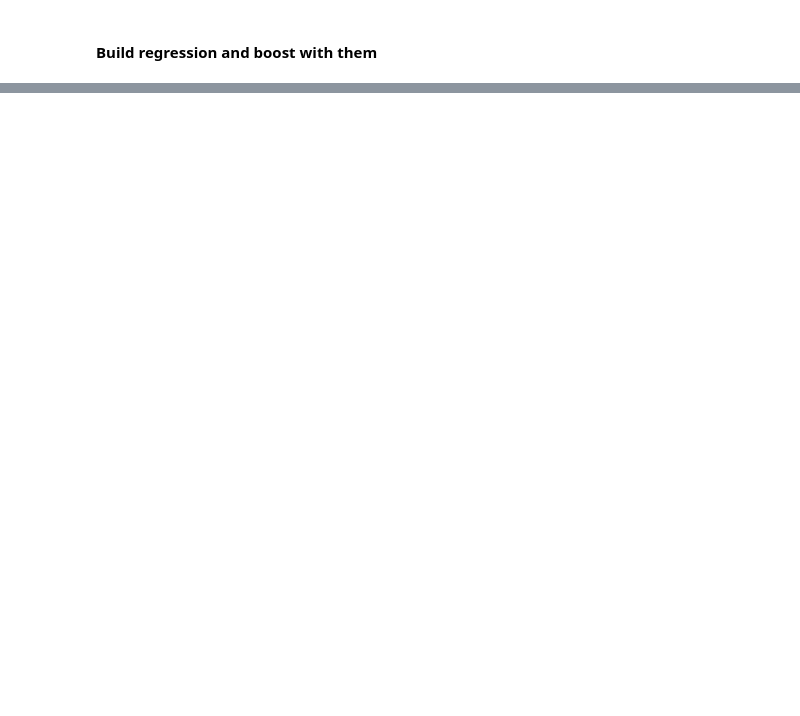
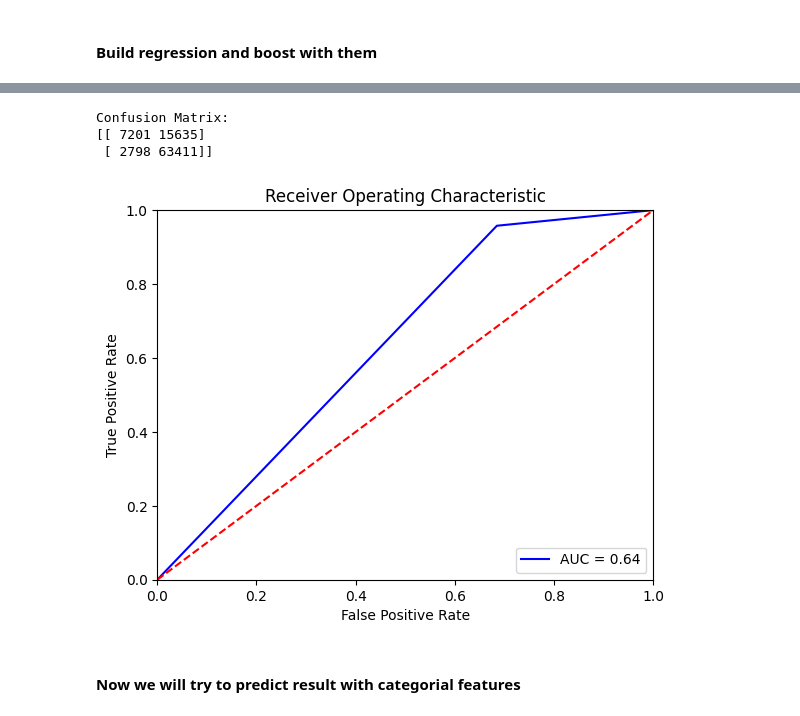
Before and after one commit to NikitaGoltsev/Theory_of_stat_decisions, a Jupyter notebook: lab04/lab04.ipynb, the cells around one changed output, grey strips where cells are left out. Cells and saved outputs as stored; diff of their text form; code cells hidden in the pictures; blank space fills up the shorter version.

```diff
--- a/lab04/lab04.ipynb
+++ b/lab04/lab04.ipynb
@@ -214,0 +218,39 @@ Confusion Matrix:
+# %%
+X_train, X_test, y_train, y_test = train_test_split(df_with_nums.drop(columns='Place'),
+                                        df_with_nums['Place'], test_size=0.33, random_state=42)
+
+# Regression model
+gb_mod = GradientBoostingClassifier(
+    max_depth=10
+)
+
+gb_mod.fit(X_train, y_train)
+
+y_pred = gb_mod.predict(X_test)
+# %%
+# Results with regression
+cm = confusion_matrix(y_test, y_pred)
+
+
+print("Confusion Matrix:")
+print(cm)
+
+fpr, tpr, threshold = roc_curve(y_test, y_pred)
+roc_auc = auc(fpr, tpr)
+
+plt.title('Receiver Operating Characteristic')
+plt.plot(fpr, tpr, 'b', label = 'AUC = %0.2f' % roc_auc)
+plt.legend(loc = 'lower right')
+plt.plot([0, 1], [0, 1],'r--')
+plt.xlim([0, 1])
+plt.ylim([0, 1])
+plt.ylabel('True Positive Rate')
+plt.xlabel('False Positive Rate')
+plt.show()
+# %% [output]
+Confusion Matrix:
+[[ 7201 15635]
+ [ 2798 63411]]
+[figure, added]
+# %% [markdown]
+<h4>Now we will try to predict result with categorial features</h4>
```
Also changed, not shown: parts of 5 cells of this notebook.
